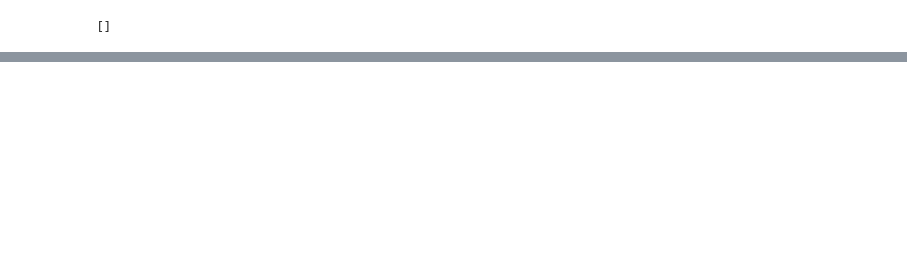
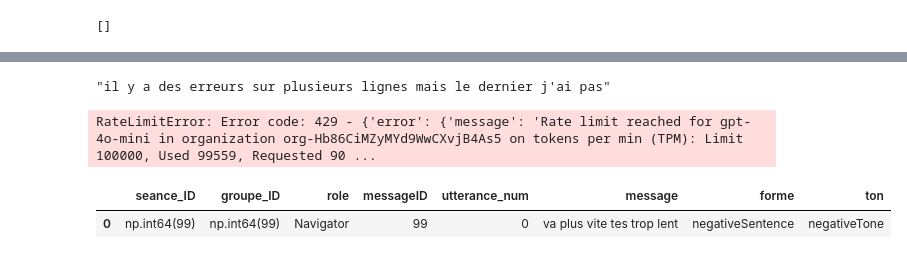
Before and after one commit to chloeboireaudevier/StageMIDL, a Jupyter notebook: automatisation_attributs.ipynb, the cells around one changed output, grey strips where cells are left out. Drawn from its saved outputs; the diff is of its cells as text; code cells hidden in the pictures; blank space fills up the shorter version.

```diff
--- a/automatisation_attributs.ipynb
+++ b/automatisation_attributs.ipynb
@@ -408,0 +467,24 @@ out_df
+# %%
+out_df.iloc[44]['message']
+# %% [output]
+"il y a des erreurs sur plusieurs lignes mais le dernier j'ai pas"
+# %%
+test_message = [{'seance_ID': np.int64(99),
+ 'groupe_ID': np.int64(99),
+ 'conversation': [{'messageID': 99,
+   'role': 'Navigator',
+   'message': 'va plus vite tes trop lent'}]}]
+# %%
+test_df = classify_conversation(openai_client,
+                                  prompt_system,
+                                     prompt_user,
+                                     prompt_agent,
+                                     test_message)
+# %% [output]
+RateLimitError: Error code: 429 - {'error': {'message': 'Rate limit reached for gpt-4o-mini in organization org-Hb86CiMZyMYd9WwCXvjB4As5 on tokens per min (TPM): Limit 100000, Used 99559, Requested 90 ...
+# %%
+out_test_df = convert_to_dataframe(test_df, [LABEL_COLUMN_1,LABEL_COLUMN_2])
+out_test_df
+# %% [output]
+|  | seance_ID | groupe_ID | role | messageID | utterance_num | message | forme | ton |
+| 0 | np.int64(99) | np.int64(99) | Navigator | 99 | 0 | va plus vite tes trop lent | negativeSentence | negativeTone |
```
Also changed, not shown: parts of 9 cells of this notebook, 6 other files.
